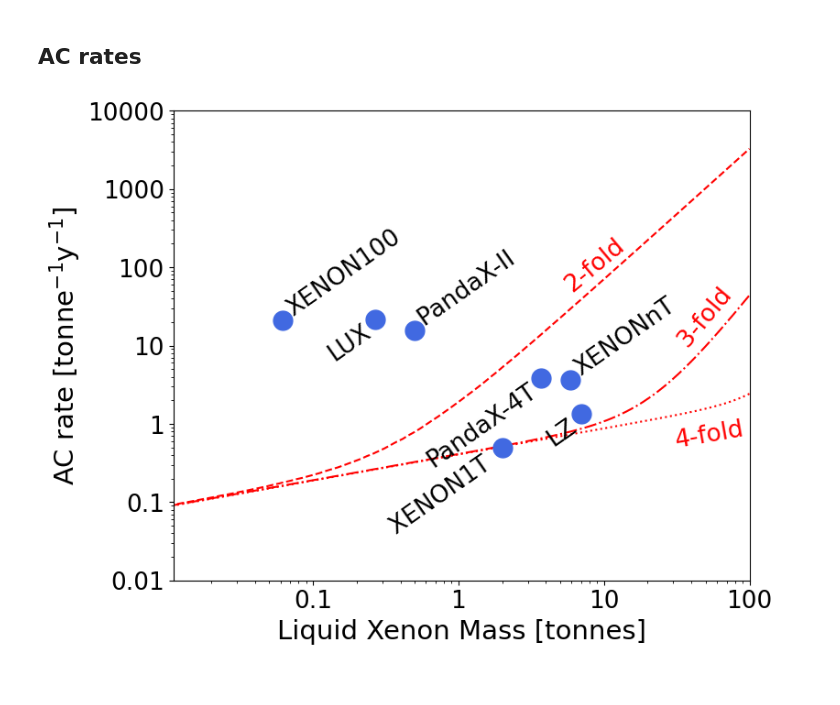
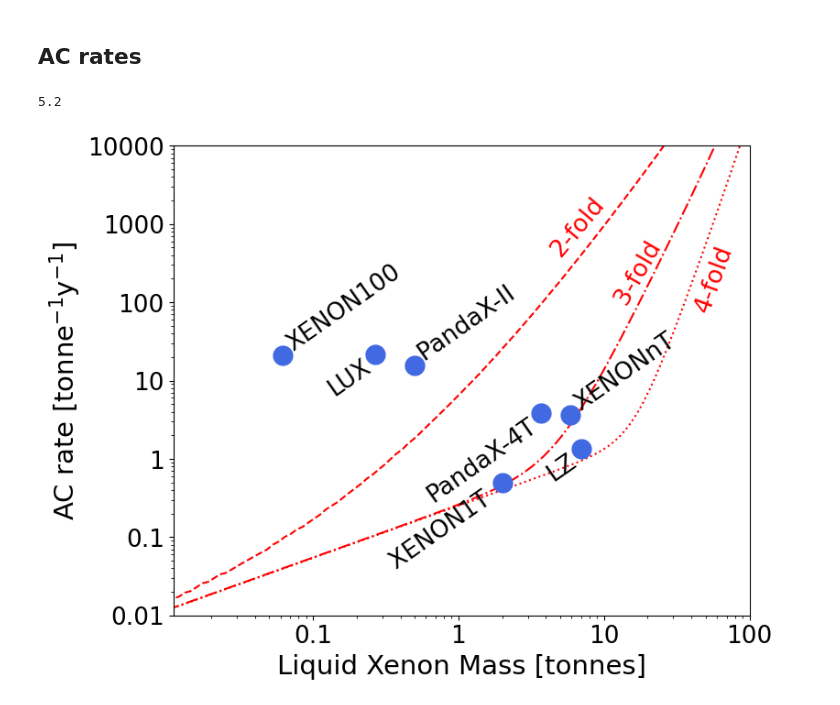
Before and after one commit to yabbyhome/NextGen_plots, a Jupyter notebook: Paper Plots.ipynb, the cells around one changed output. Saved outputs shown, nothing was run; the diff lists cells and outputs as text; code cells hidden in the pictures.

```diff
--- a/Paper Plots.ipynb
+++ b/Paper Plots.ipynb
@@ -17,7 +17,7 @@ amk029@bucknell.edu
 # XMASS-I 8.2+-0.5 mBq/835 kg Nuclear Instruments and Methods in Physics Research A 716 (2013) 78–85
 # XENON1T arXiv:2009.13981v3
 # LZ Nucl. Instrum. Methods Phys. Res. A, 2020, 953, 163047
-# darwin arXiv:1309.7024v2
+# DARWIN https://arxiv.org/pdf/1606.07001.pdf
 # nEXO https://arxiv.org/pdf/2106.16243.pdf
 
 import numpy as np
@@ -26,9 +26,9 @@ import matplotlib.ticker as ticker
 
 exp_name = ['XENON10 ','XENON100',
             'LUX', 'PandaX-II ', 'XMASS-I ', 'XENON1T ',
-            'PandaX-4T','XENONnT', 'LZ', 'Darwin']
+            'PandaX-4T','XENONnT', 'LZ', 'DARWIN']
 mass = np.array   ([14, 62, 270 , 500, 832, 2000,
-                    3700, 5900, 7000, 30000])
+                    3700, 5900, 7000, 40000])
 rate_rn = np.array([59, 33.4, 63, 8.6, 9.8,
                     4.5, 4.2, 0.8, 4.6, 0.1])
 rate_e  = np.array([2,  1.3, 1.0 , 4.6, 0.6,
@@ -383,17 +393,35 @@ def loneS1(m,n,flat):
         rates.append(rate)
     return rates
 # %%
-S2_1T = 2.6e-3 #events/kg/day
-S1 = np.linspace(1,100,100)
+S2_1T = 2.6e-3 #Hz
+
+S1 = np.linspace(1,100,100) #photons in S1
+print(S2_1T*2e3)
+# print(masscont)
+# %% [output]
+5.2
 # %%
-def ACrate(S1,S2_1T,m,drift_v,n,flat):
+def ACrate(S1,S2_1T,m,drift_v,n):
     AC = []
     for mi in m:
-        S1rate = sum(loneS1(mi,S1[n:],flat))
-        S2rate = S2_1T*((mi)/2000)**(3/3) #scale with mass from XENON1T ~2000 kg
+        S2rate = S2_1T*((mi)/2000)**(2/3) #Hz scale with event rate from XENON1T (~2000 kg), scaling with surface area m^2/3
+        #Takes about a second for high photon trains to get back to baseline (event rate [Hz]) * 1s
+        p_plus_dc = 40 + 2e4*S2rate
+        #40Hz dark count rate with 10^5 Hz rates directly after events for a very short amount of time,
+        #which occur like 5Hz, so ~100Hz average extra for XENON1T with O(100)PMTs: just event rate O(5Hz) 2112.12116
+
+        S1rate = sum(loneS1(mi,S1[n:],p_plus_dc))
+#         if (mi > 1900) & (mi < 3000) :
+#             print(S1rate)
+# #             print(S2rate*1e5)
+
+#             print(p_plus_dc)
+
+
         drift = (mi/3000)**(1/3) #scale with density 3000 kg/m^3
-        drift_t = drift/drift_v
-        Ac = S1rate*S2rate*0.000025*drift_t*60*60*24/mi #per kg day scale factor eta to 1T 0.000025
+        drift_t = (drift/drift_v)*1e-3 #s
+#         print(drift_t)
+        Ac = 0.025*S1rate*S2rate*drift_t*60*60*24/mi #per kg day scale factor eta to 1T
         AC.append(Ac)
     return np.asarray(AC)
 # %%
@@ -401,9 +429,9 @@ fig = plt.figure(figsize=(8,6), constrained_layout=True)
 
 m = masscont
 
-plt.plot(m*1e-3, ACrate(S1,S2_1T,m,1.7,1,1e-2)*365*1e3, color = 'red',linestyle='--')
-plt.plot(m*1e-3, ACrate(S1,S2_1T,m,1.7,2,1e-2)*365*1e3, color = 'red',linestyle='-.')
-plt.plot(m*1e-3, ACrate(S1,S2_1T,m,1.7,3,1e-2)*365*1e3, color = 'red',linestyle=':')
+plt.plot(m*1e-3, ACrate(S1,S2_1T,m,1.7,1)*365*1e3, color = 'red',linestyle='--')
+plt.plot(m*1e-3, ACrate(S1,S2_1T,m,1.7,2)*365*1e3, color = 'red',linestyle='-.')
+plt.plot(m*1e-3, ACrate(S1,S2_1T,m,1.7,3)*365*1e3, color = 'red',linestyle=':')
 
 alignment = ["r", "r", "l", "r", "l",
              "l", "r", "l", "l"]
@@ -424,9 +452,9 @@ for idx in range(len(exp_name)):
                  va=va_align,
                  ha=ha_align)
 
-plt.annotate('2-fold',[5,50],color = 'red',size=fontsize-2, rotation=40)
-plt.annotate('3-fold',[30,10],color = 'red',size=fontsize-2, rotation=50)
-plt.annotate('4-fold',[30,0.5],color = 'red',size=fontsize-2, rotation=10)
+plt.annotate('2-fold',[4,400],color = 'red',size=fontsize-2, rotation=50)
+plt.annotate('3-fold',[11,100],color = 'red',size=fontsize-2, rotation=60)
+plt.annotate('4-fold',[40,80],color = 'red',size=fontsize-2, rotation=70)
 
 
 
@@ -436,31 +464,31 @@ plt.plot(mass_n*1e-3, np.asarray(AC_exp)*365*1e3,# yerr=rate_e[mask_past],
              color='royalblue',marker="o", ms=15, label="", #elinewidth=2, capthick=2, capsize=2,
              linewidth=0)
 
 m = np.logspace(1,6,100)
 plt.xlim(0.011,100)
 plt.ylim(1e-2,10000)
 
 plt.xlabel("Liquid Xenon Mass [tonnes]", fontsize=fontsize)
 plt.ylabel("AC rate [tonne$^{-1}$y$^{-1}$]", fontsize=fontsize)
 
 
 plt.semilogy()
 plt.semilogx()
 #plt.grid()
 
 
 mass_ticks = ticker.FuncFormatter(lambda x, _: '{0:g}'.format(x))
 plt.gca().xaxis.set_major_formatter(mass_ticks)
 plt.gca().yaxis.set_major_formatter(mass_ticks)
 
 
 # plt.gca().xaxis.zorder=5
 plt.gca().spines['bottom'].zorder=4
 plt.gca().tick_params(labelsize=fontsize-2)
 
 
 # plt.savefig("darwin_rn_background_scale.pdf")
 
 plt.show()
 # %% [output]
-[figure, old version]
+[figure, new version]
```
Also changed, not shown: parts of 5 cells of this notebook.
